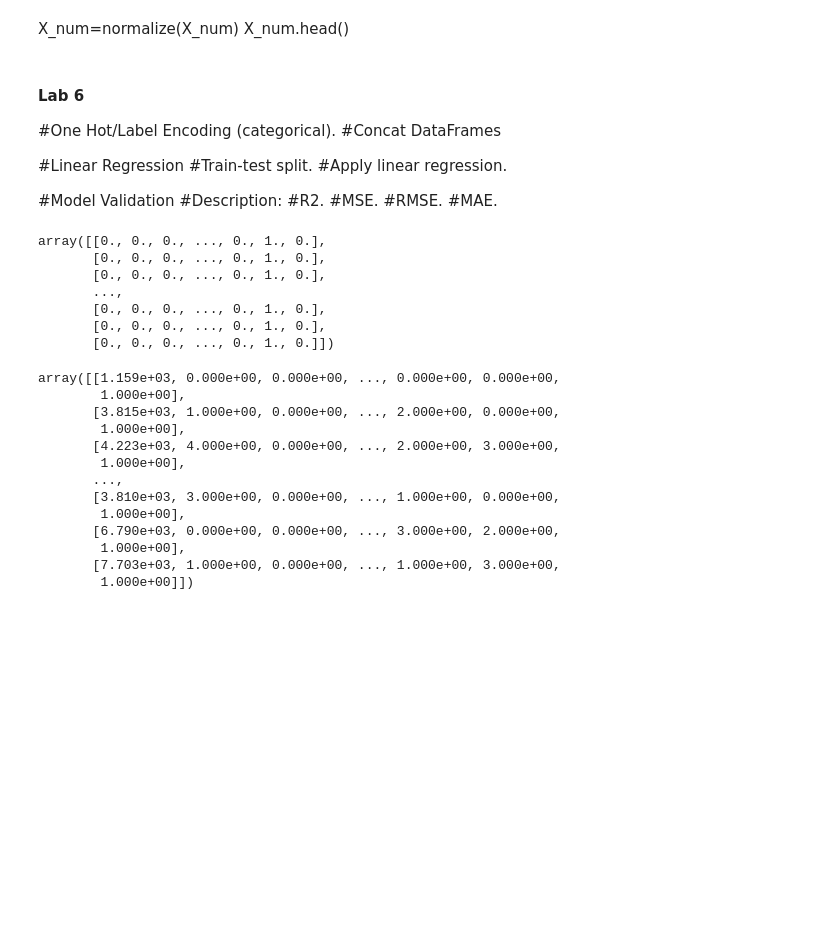
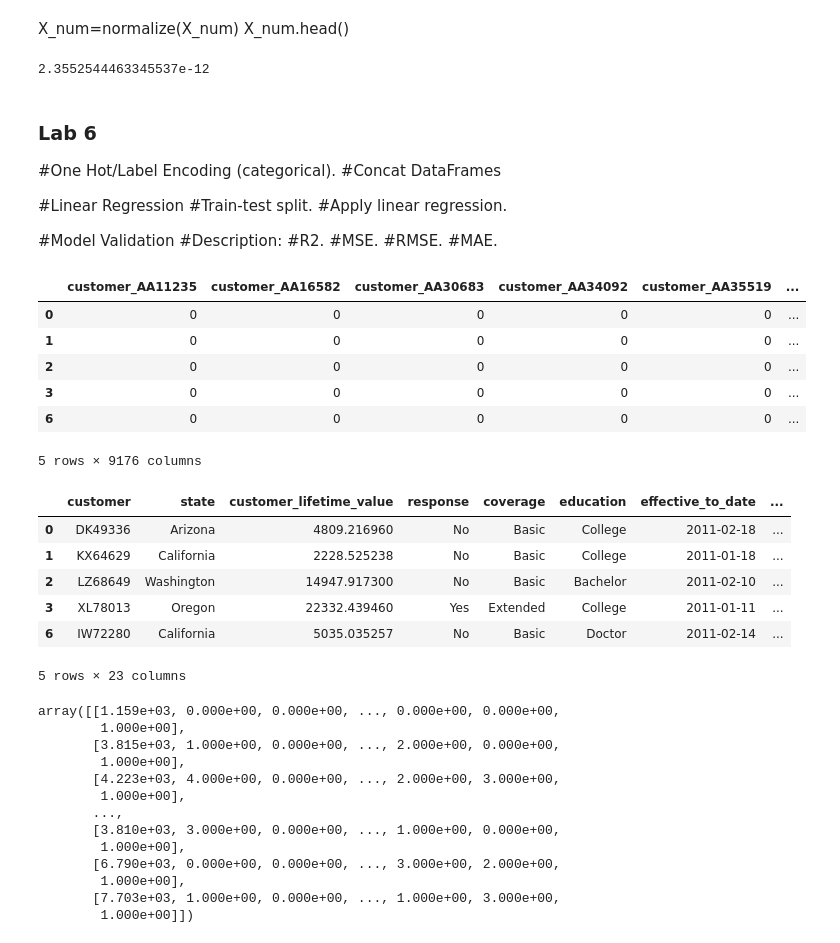
Before and after one commit to EmiliaLopez/IRONHACK_DA_LABS, a Jupyter notebook: Lab5_6_7.ipynb, the cells around one changed output. Cells and saved outputs as stored; diff of their text form; code cells hidden in the pictures; blank space fills up the shorter version.

```diff
--- a/Lab5_6_7.ipynb
+++ b/Lab5_6_7.ipynb
@@ -121,8 +124,12 @@ X_num.head()
 # %% [markdown]
 X_num=normalize(X_num)
 X_num.head()
+# %%
+(X_num-X_scaled).sum().sum()
+# %% [output]
+2.3552544463345537e-12
 # %% [markdown]
-#### Lab 6
+###  Lab 6
 
 #One Hot/Label Encoding (categorical).
 #Concat DataFrames
@@ -140,15 +147,14 @@ X_num.head()
 #MAE.
 # %%
 #One Hot/Label Encoding (categorical).
-from sklearn.preprocessing import OneHotEncoder
-encoder=OneHotEncoder(drop='first').fit(X_cat)
-encoder=encoder.transform(X_cat).toarray()
-encoder
+# One Hot/Label Encoding (categorical).
+# get dummies pandas
+pd.get_dummies(X_cat, drop_first=True).head()
 # %% [output]
+|  | customer_AA11235 | customer_AA16582 | customer_AA30683 | customer_AA34092 | customer_AA35519 | ... |
+| 0 | 0 | 0 | 0 | 0 | 0 | ... |
+| 1 | 0 | 0 | 0 | 0 | 0 | ... |
+| 2 | 0 | 0 | 0 | 0 | 0 | ... |
+| 3 | 0 | 0 | 0 | 0 | 0 | ... |
+| 6 | 0 | 0 | 0 | 0 | 0 | ... |
-array([[0., 0., 0., ..., 0., 1., 0.],
-       [0., 0., 0., ..., 0., 1., 0.],
-       [0., 0., 0., ..., 0., 1., 0.],
-       ...,
-       [0., 0., 0., ..., 0., 1., 0.],
-       [0., 0., 0., ..., 0., 1., 0.],
-       [0., 0., 0., ..., 0., 1., 0.]])
+5 rows × 9176 columns
@@ -155,3 +164,13 @@ array([[0., 0., 0., ..., 0., 1., 0.],
+# %%
+X.head()
+# %% [output]
+|  | customer | state | customer_lifetime_value | response | coverage | education | effective_to_date | ... |
+| 0 | DK49336 | Arizona | 4809.216960 | No | Basic | College | 2011-02-18 | ... |
+| 1 | KX64629 | California | 2228.525238 | No | Basic | College | 2011-01-18 | ... |
+| 2 | LZ68649 | Washington | 14947.917300 | No | Basic | Bachelor | 2011-02-10 | ... |
+| 3 | XL78013 | Oregon | 22332.439460 | Yes | Extended | College | 2011-01-11 | ... |
+| 6 | IW72280 | California | 5035.035257 | No | Basic | Doctor | 2011-02-14 | ... |
+5 rows × 23 columns
 # %%
 #LabelEncoding
 #En este caso se ocupo un OrdinalEncoder ya que el label encoding solo acepta un vector
```
Also changed, not shown: parts of 9 cells of this notebook.
